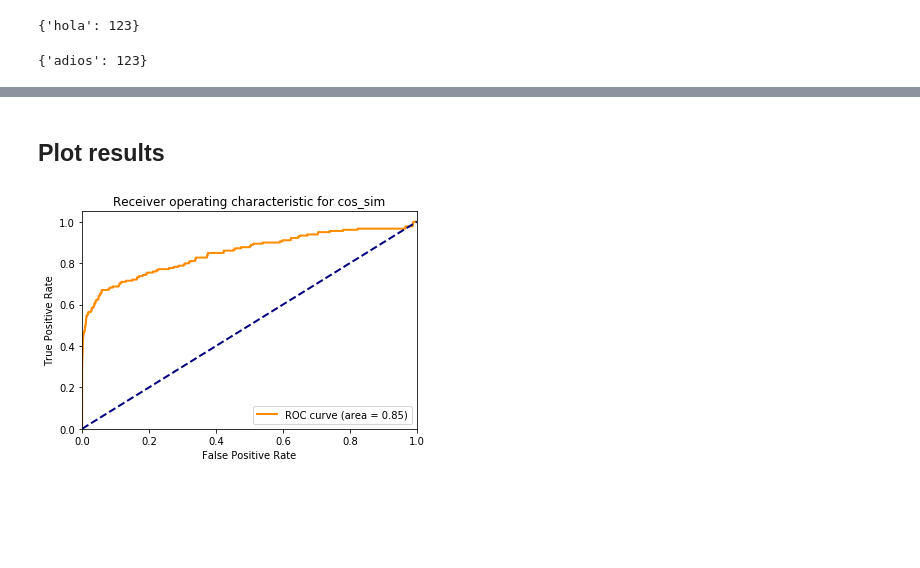
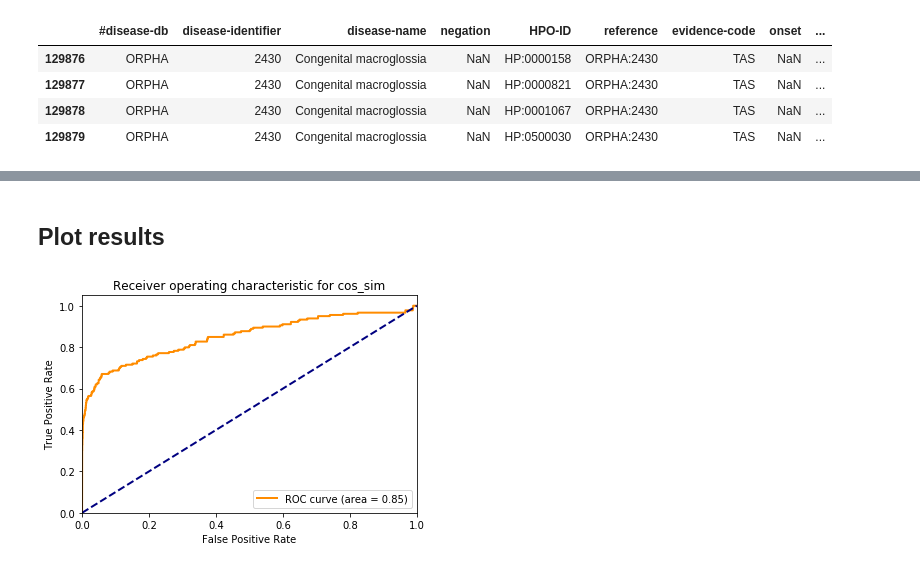
Before and after one commit to miguelcores/patient_similarity_validation_framework, a Jupyter notebook: Notebooks/Patient similarities.ipynb, the cells around one changed output, grey strips where cells are left out. Cells and saved outputs as stored; diff of their text form; code cells hidden in the pictures; blank space fills up the shorter version.

```diff
--- a/Notebooks/Patient similarities.ipynb
+++ b/Notebooks/Patient similarities.ipynb
@@ -1,20 +1,12 @@
-# %%
-import pickle
-
-dic1 = {'hola': 123 , 'adios': 123}
-
-with open('./dic1.pkl', 'wb') as file:
-    pickle.dump(dic1, file)
-
-with open('./dic1.pkl', 'rb') as file:
-    dic2 = pickle.load(file)
-
-dic2.pop('adios')
-dic1
-dic2
-# %% [output]
-{'hola': 123}
-# %%
-dic2
-# %% [output]
-{'adios': 123}
+# %%
+import pandas as pd
+
+df = pd.read_csv('../_data/annotations/phenotype_annotation.tab', sep='\t', low_memory=False)
+# len(df[df['#disease-db'] == 'ORPHA'])
+df[df['reference']=='ORPHA:2430']
+# %% [output]
+|  | #disease-db | disease-identifier | disease-name | negation | HPO-ID | reference | evidence-code | onset | ... |
+| 129876 | ORPHA | 2430 | Congenital macroglossia | NaN | HP:0000158 | ORPHA:2430 | TAS | NaN | ... |
+| 129877 | ORPHA | 2430 | Congenital macroglossia | NaN | HP:0000821 | ORPHA:2430 | TAS | NaN | ... |
+| 129878 | ORPHA | 2430 | Congenital macroglossia | NaN | HP:0001067 | ORPHA:2430 | TAS | NaN | ... |
+| 129879 | ORPHA | 2430 | Congenital macroglossia | NaN | HP:0500030 | ORPHA:2430 | TAS | NaN | ... |
```
Also changed, not shown: parts of 9 cells of this notebook, 9 other files.
